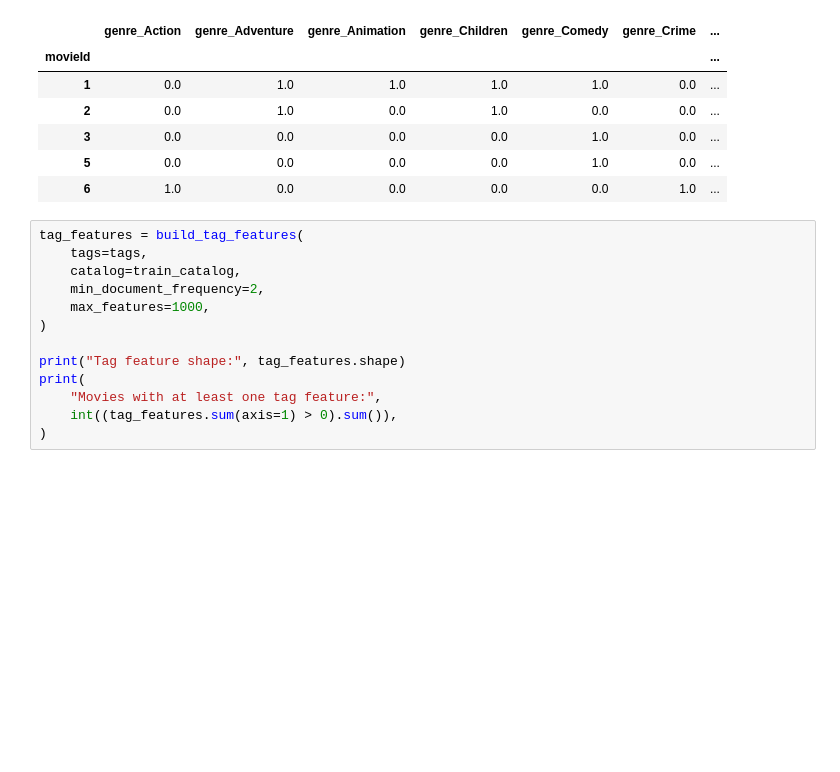
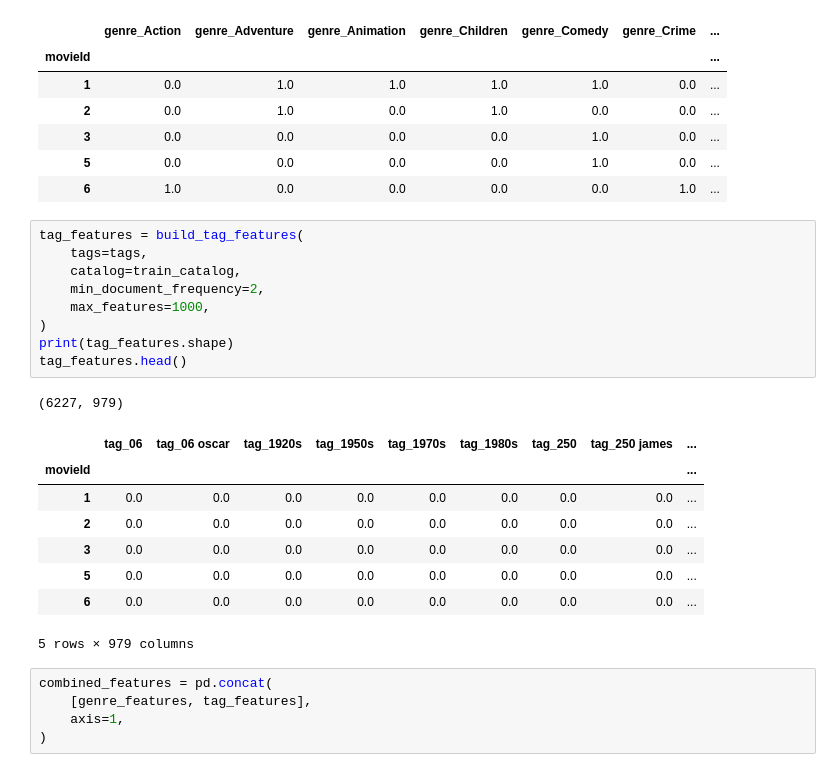
Before and after one commit to shosakaue0808/Movie_Recommendation_System, a Jupyter notebook: notebooks/baseline.ipynb, the cells around one changed output. Saved outputs shown, nothing was run; the diff lists cells and outputs as text; blank space fills up the shorter version.

```diff
--- a/notebooks/baseline.ipynb
+++ b/notebooks/baseline.ipynb
@@ -123,13 +121,24 @@ Feature matrix shape: (6227, 19)
 # %%
 tag_features = build_tag_features(
     tags=tags,
     catalog=train_catalog,
     min_document_frequency=2,
     max_features=1000,
 )
-
-print("Tag feature shape:", tag_features.shape)
-print(
-    "Movies with at least one tag feature:",
-    int((tag_features.sum(axis=1) > 0).sum()),
-)
+print(tag_features.shape)
+tag_features.head()
+# %% [output]
+(6227, 979)
+|  | tag_06 | tag_06 oscar | tag_1920s | tag_1950s | tag_1970s | tag_1980s | tag_250 | tag_250 james | ... |
+| movieId |  |  |  |  |  |  |  |  | ... |
+| 1 | 0.0 | 0.0 | 0.0 | 0.0 | 0.0 | 0.0 | 0.0 | 0.0 | ... |
+| 2 | 0.0 | 0.0 | 0.0 | 0.0 | 0.0 | 0.0 | 0.0 | 0.0 | ... |
+| 3 | 0.0 | 0.0 | 0.0 | 0.0 | 0.0 | 0.0 | 0.0 | 0.0 | ... |
+| 5 | 0.0 | 0.0 | 0.0 | 0.0 | 0.0 | 0.0 | 0.0 | 0.0 | ... |
+| 6 | 0.0 | 0.0 | 0.0 | 0.0 | 0.0 | 0.0 | 0.0 | 0.0 | ... |
+5 rows × 979 columns
+# %%
+combined_features = pd.concat(
+    [genre_features, tag_features],
+    axis=1,
+)
```
Also changed, not shown: parts of 35 cells of this notebook, 6 other files.
